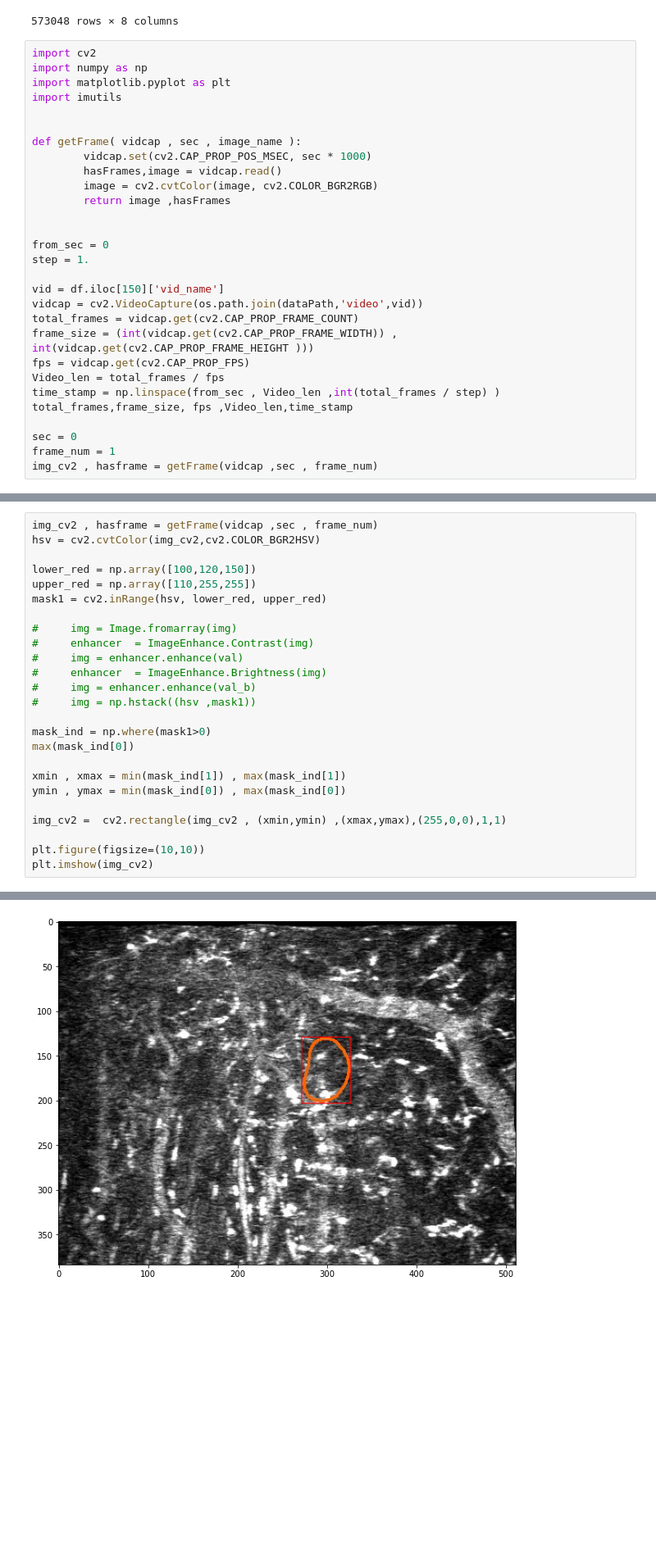
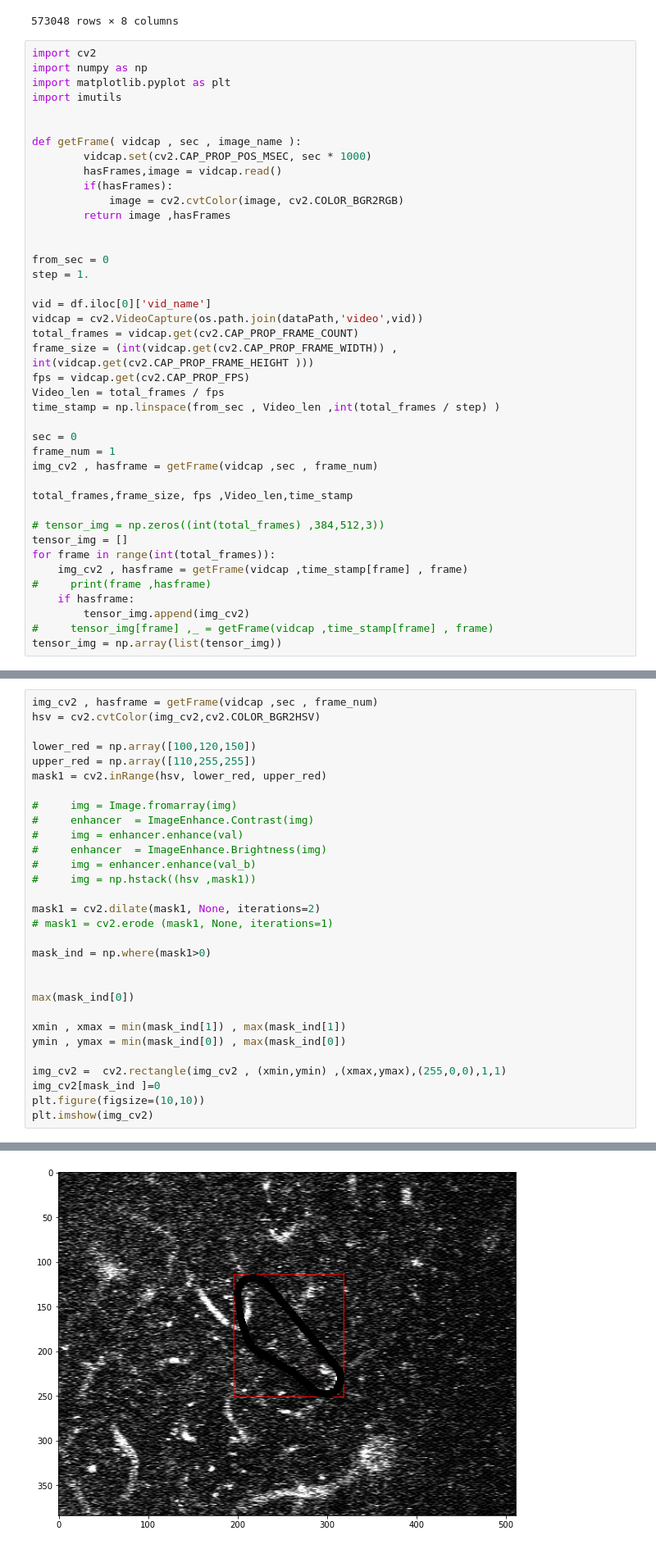
Before and after one commit to Alibhji/Clog-Loss-Advance-Alzheimer-s-Research, a Jupyter notebook: notebook/01_dataset_analysis.ipynb, the cells around one changed output, grey strips where cells are left out. Shown: that part at 82% size. Cells and saved outputs as stored; diff of their text form; blank space fills up the shorter version.

```diff
--- a/notebook/01_dataset_analysis.ipynb
+++ b/notebook/01_dataset_analysis.ipynb
@@ -35,22 +35,34 @@ import imutils
 def getFrame( vidcap , sec , image_name ):
         vidcap.set(cv2.CAP_PROP_POS_MSEC, sec * 1000)
         hasFrames,image = vidcap.read()
-        image = cv2.cvtColor(image, cv2.COLOR_BGR2RGB)
+        if(hasFrames):
+            image = cv2.cvtColor(image, cv2.COLOR_BGR2RGB)
         return image ,hasFrames
 
 
 from_sec = 0
 step = 1.
 
-vid = df.iloc[150]['vid_name']
+vid = df.iloc[0]['vid_name']
 vidcap = cv2.VideoCapture(os.path.join(dataPath,'video',vid))
 total_frames = vidcap.get(cv2.CAP_PROP_FRAME_COUNT)
 frame_size = (int(vidcap.get(cv2.CAP_PROP_FRAME_WIDTH)) , int(vidcap.get(cv2.CAP_PROP_FRAME_HEIGHT )))
 fps = vidcap.get(cv2.CAP_PROP_FPS)
 Video_len = total_frames / fps
 time_stamp = np.linspace(from_sec , Video_len ,int(total_frames / step) )
-total_frames,frame_size, fps ,Video_len,time_stamp
 
 sec = 0
 frame_num = 1
 img_cv2 , hasframe = getFrame(vidcap ,sec , frame_num)
+
+total_frames,frame_size, fps ,Video_len,time_stamp
+
+# tensor_img = np.zeros((int(total_frames) ,384,512,3))
+tensor_img = []
+for frame in range(int(total_frames)):
+    img_cv2 , hasframe = getFrame(vidcap ,time_stamp[frame] , frame)
+#     print(frame ,hasframe)
+    if hasframe:
+        tensor_img.append(img_cv2)
+#     tensor_img[frame] ,_ = getFrame(vidcap ,time_stamp[frame] , frame)
+tensor_img = np.array(list(tensor_img))
@@ -99,31 +117,36 @@ interactive(children=(FloatSlider(value=120.0, description='val', max=255.0, ste
 # %%
 img_cv2 , hasframe = getFrame(vidcap ,sec , frame_num)
 hsv = cv2.cvtColor(img_cv2,cv2.COLOR_BGR2HSV)
 
 lower_red = np.array([100,120,150])
 upper_red = np.array([110,255,255])
 mask1 = cv2.inRange(hsv, lower_red, upper_red)
 
 #     img = Image.fromarray(img)
 #     enhancer  = ImageEnhance.Contrast(img)
 #     img = enhancer.enhance(val)
 #     enhancer  = ImageEnhance.Brightness(img)
 #     img = enhancer.enhance(val_b)
 #     img = np.hstack((hsv ,mask1))
 
+mask1 = cv2.dilate(mask1, None, iterations=2)
+# mask1 = cv2.erode (mask1, None, iterations=1)
+
 mask_ind = np.where(mask1>0)
+
+
 max(mask_ind[0])
 
 xmin , xmax = min(mask_ind[1]) , max(mask_ind[1])
 ymin , ymax = min(mask_ind[0]) , max(mask_ind[0])
 
 img_cv2 =  cv2.rectangle(img_cv2 , (xmin,ymin) ,(xmax,ymax),(255,0,0),1,1)
-
+img_cv2[mask_ind ]=0
 plt.figure(figsize=(10,10))
 plt.imshow(img_cv2)
 # %% [output]
 <matplotlib.image.AxesImage at 0x...>
-[figure, old version]
+[figure, new version]
 # %%
 # img_cv2 = cv2.GaussianBlur(img_cv2, (5, 5), 0)
 # img_cv2 = cv2.Canny (img_cv2, 50, 100)
```
Also changed, not shown: parts of 2 cells of this notebook.
